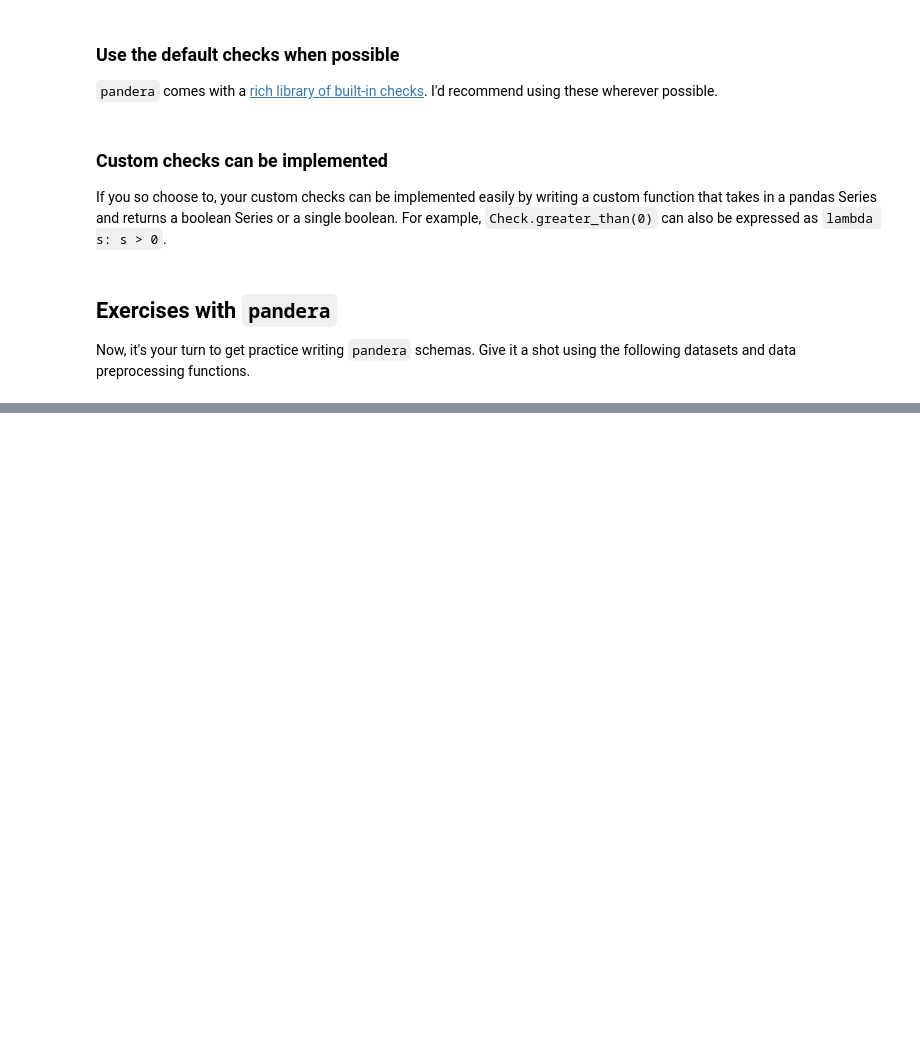
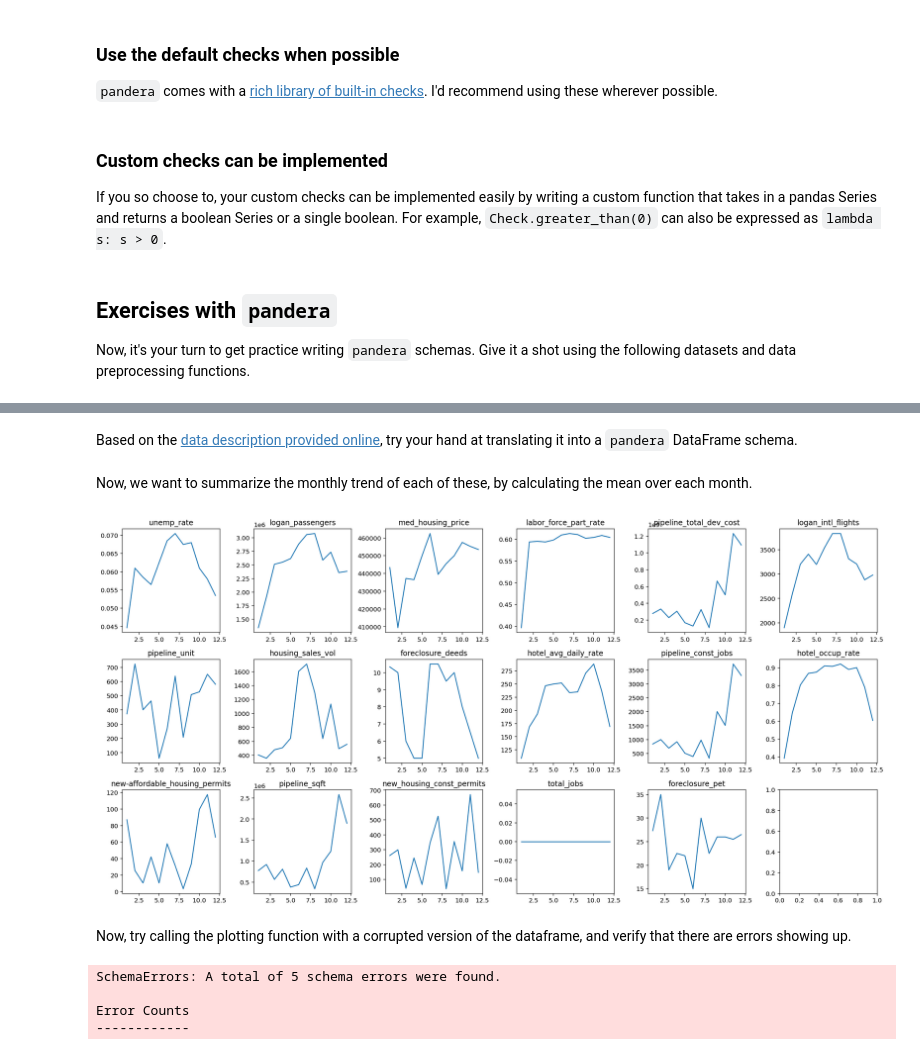
Before and after one commit to ericmjl/data-testing-tutorial, a Jupyter notebook: docs/4-data-checks.ipynb, the cells around one changed output, grey strips where cells are left out. Saved outputs shown, nothing was run; the diff lists cells and outputs as text; code cells hidden in the pictures; blank space fills up the shorter version.

Commit message:
Add data validation chapter

```diff
--- a/docs/4-data-checks.ipynb
+++ b/docs/4-data-checks.ipynb
@@ -527,5 +177,0 @@ result.pvalue < 0.05
-# %%
-fig = plt.figure()
-ax = fig.add_subplot(111)
-empirical_cumdist(normal_rvs, ax=ax)
-empirical_cumdist(df['hotel_occup_rate'], ax=ax)
@@ -536,15 +177,0 @@ Re-create the panel of cumulative distribution plots, this time adding on the No
-# %%
-data_cols = [i for i in df.columns if i not in ['Year', 'Month']]
-n_rows, n_cols = compute_dimensions(len(data_cols))
-
-fig = plt.figure(figsize=(n_cols*3, n_rows*3))
-from matplotlib.gridspec import GridSpec
-gs = GridSpec(n_rows, n_cols)
-for i, col in enumerate(data_cols):
-    ax = plt.subplot(gs[i])
-    test = ks_2samp(normal_rvs, standard_scaler(df[col]))
-    empirical_cumdist(normal_rvs, ax)
-    empirical_cumdist(standard_scaler(df[col]), ax, title=f"{col}, p={round(test.pvalue, 2)}")
-
-plt.tight_layout()
-plt.show()
@@ -550,0 +182,6 @@ plt.show()
+# %%
+from pyprojroot import here
+import janitor
+
+boston_data = pd.read_csv(here() / 'data/boston_ei.csv')
+boston_data.head()
@@ -550,0 +195,2 @@ plt.show()
+# %% [markdown]
+Based on the [data description provided online](https://data.boston.gov/dataset/economic-indicators-legacy-portal/resource/15a516fc-6186-41c3-877e-b23135952c76), try your hand at translating it into a `pandera` DataFrame schema.
@@ -550,0 +201,24 @@ plt.show()
+# %% [markdown]
+Now, we want to summarize the monthly trend of each of these, by calculating the mean over each month.
+# %%
+import math
+import matplotlib.pyplot as plt
+from sqdiv import n_rows_cols
+
+@check_input(schema=boston_schema, lazy=True)
+def plot_monthly_trend(df):
+    columns_to_plot = set(df.columns).difference(["Year", "Month"])
+    nrows, ncols = (3, 6)
+    data = df.groupby("Month").mean()
+    fig, axes = plt.subplots(nrows=nrows, ncols=ncols, figsize=(3*ncols, 3*nrows))
+
+    for column, ax in zip(columns_to_plot, axes.flatten()):
+        ax.plot(data[column])
+        ax.set_title(column)
+    plt.tight_layout()
+# %%
+plot_monthly_trend(boston_data)
+# %% [output]
+[figure, added]
+# %% [markdown]
+Now, try calling the plotting function with a corrupted version of the dataframe, and verify that there are errors showing up.
@@ -550,0 +227,7 @@ plt.show()
+# %%
+plot_monthly_trend(boston_data_corrupt)
+# %% [output]
+SchemaErrors: A total of 5 schema errors were found.
+
+Error Counts
+------------
```
Also changed, not shown: parts of 67 cells of this notebook.
